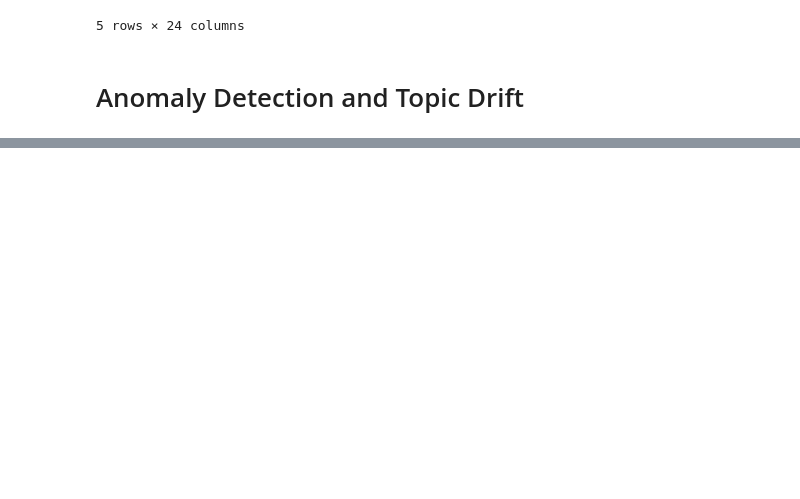
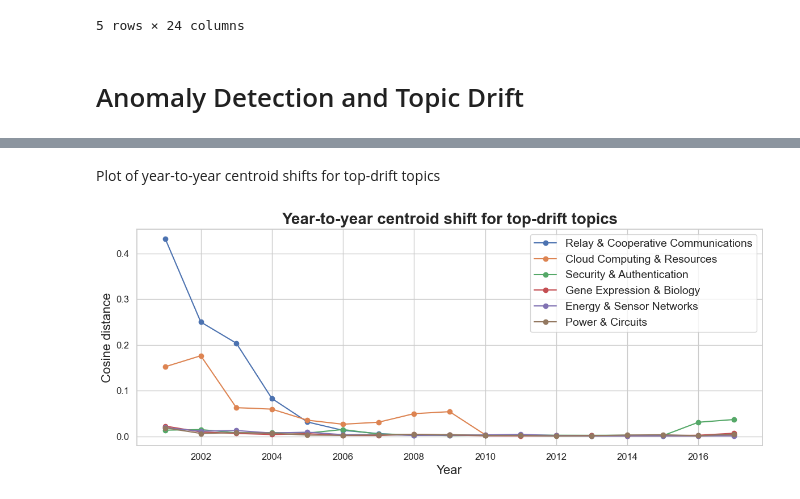
Before and after one commit to spengjohn/DS1-Group-Project, a Jupyter notebook: GroupProject.ipynb, the cells around one changed output, grey strips where cells are left out. Saved outputs shown, nothing was run; the diff lists cells and outputs as text; code cells hidden in the pictures; blank space fills up the shorter version.

```diff
--- a/GroupProject.ipynb
+++ b/GroupProject.ipynb
@@ -835,0 +1384,25 @@ df_test.head()
+# %% [markdown]
+Plot of year-to-year centroid shifts for top-drift topics
+# %%
+# topic drift lines for top-drift topics
+top_drift_topics = drift_summary_df.head(6)["topic"].tolist()
+
+plt.figure(figsize=(12, 5))
+
+for t in top_drift_topics:
+    series = pd.Series(topic_drifts.get(t, {}))
+    plt.plot(series.index, series.values, marker='o', label=human_labels.get(t, f"T{t}"))
+
+plt.title("Year-to-year centroid shift for top-drift topics", fontsize=20, fontweight="bold")
+plt.xlabel("Year", fontsize=16)
+plt.ylabel("Cosine distance", fontsize=16)
+
+plt.xticks(fontsize=12)
+plt.yticks(fontsize=12)
+
+plt.legend(fontsize=14)
+
+plt.tight_layout()
+plt.show()
+# %% [output]
+[figure, added]
```
Also changed, not shown: parts of 52 cells of this notebook, 1 other file.
